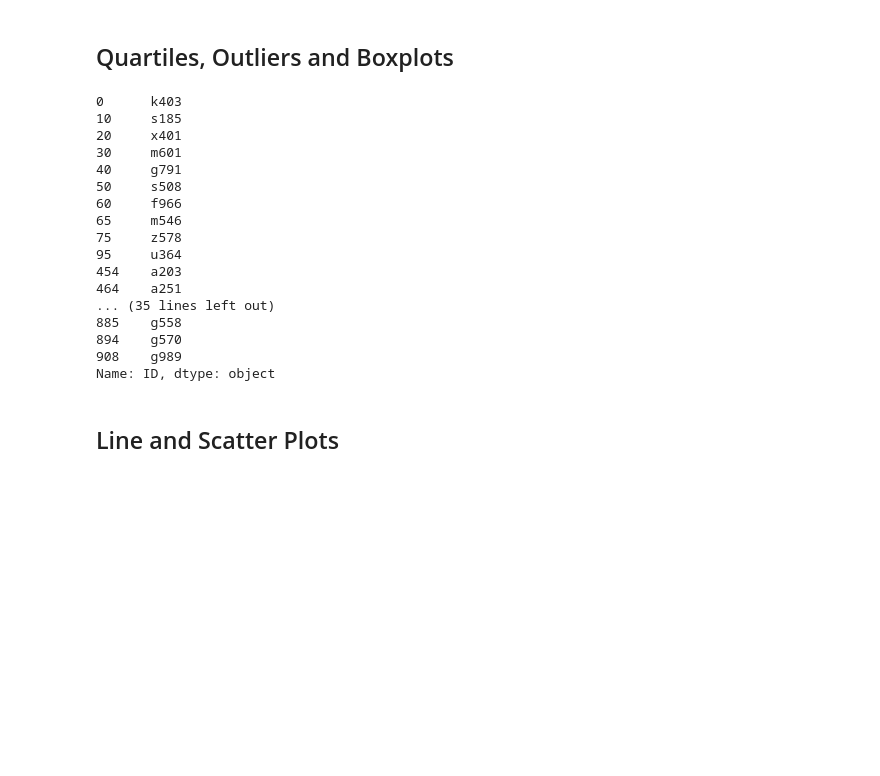
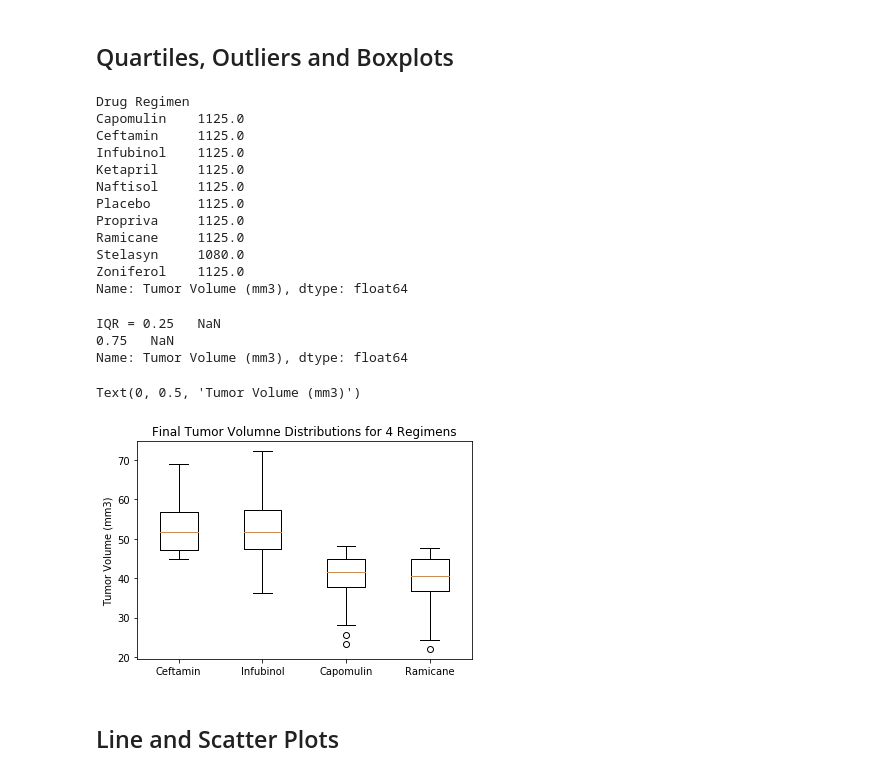
Before and after one commit to bonem97/Matplotlib-Challenge, a Jupyter notebook: pymaceuticals.ipynb, the cells around one changed output. Saved outputs shown, nothing was run; the diff lists cells and outputs as text; code cells hidden in the pictures; blank space fills up the shorter version.

```diff
--- a/pymaceuticals.ipynb
+++ b/pymaceuticals.ipynb
@@ -186,26 +190,33 @@ Text(0.5, 1.0, 'Gender Distribution of Mice')
 ## Quartiles, Outliers and Boxplots
 # %%
 # Calculate the final tumor volume of each mouse across four of the most promising treatment regimens.
-promising_df = clean_df.groupby('Drug Regimen')['ID']
-promising_df.head()
-### Capomulin, Ceftamin, Infubinol, Ramicane
+
+final_volume = clean_df.groupby(['Drug Regimen'])['Tumor Volume (mm3)'].sum()
+print(final_volume)
 # %% [output]
-0      k403
-10     s185
-20     x401
-30     m601
-40     g791
-50     s508
-60     f966
-65     m546
-75     z578
-95     u364
-454    a203
-464    a251
-... (35 lines left out)
-885    g558
-894    g570
-908    g989
-Name: ID, dtype: object
+Drug Regimen
+Capomulin    1125.0
+Ceftamin     1125.0
+Infubinol    1125.0
+Ketapril     1125.0
+Naftisol     1125.0
+Placebo      1125.0
+Propriva     1125.0
+Ramicane     1125.0
+Stelasyn     1080.0
+Zoniferol    1125.0
+Name: Tumor Volume (mm3), dtype: float64
 # %%
 # Calculate the IQR and quantitatively determine if there are any potential outliers.
+IQR = final_volume.quantile([.25]) - final_volume.quantile([.75])
+
+print(f'IQR = {IQR}')
+
+## Ceftamin
+## Infubinol
+## Capomulin
+## Ramicane
+# %% [output]
+IQR = 0.25   NaN
+0.75   NaN
+Name: Tumor Volume (mm3), dtype: float64
@@ -214,2 +223,24 @@ Name: ID, dtype: object
+# %%
+# Generate a box plot of the final tumor volume of each mouse across four regimens of interest
+volume_ceftamin = data_df[data_df['Drug Regimen'] == 'Ceftamin']
+vol_sum_ceftamin = volume_ceftamin['Tumor Volume (mm3)']
+
+volume_infubinol = data_df[data_df['Drug Regimen'] == 'Infubinol']
+vol_sum_infubinol = volume_infubinol['Tumor Volume (mm3)']
+
+volume_capomulin = data_df[data_df['Drug Regimen'] == 'Capomulin']
+vol_sum_capomulin = volume_capomulin['Tumor Volume (mm3)']
+
+volume_ramicane = data_df[data_df['Drug Regimen'] == 'Ramicane']
+vol_sum_ramicane = volume_ramicane['Tumor Volume (mm3)']
+
+cicr = ['Ceftamin', 'Infubinol', 'Capomulin', 'Ramicane']
+
+plt.boxplot([vol_sum_ceftamin, vol_sum_infubinol, vol_sum_capomulin, vol_sum_ramicane], labels=cicr)
+plt.title('Final Tumor Volumne Distributions for 4 Regimens')
+plt.ylabel('Tumor Volume (mm3)')
+# %% [output]
+Text(0, 0.5, 'Tumor Volume (mm3)')
+[figure, added]
 # %% [markdown]
 ## Line and Scatter Plots
```
Also changed, not shown: parts of 7 cells of this notebook.
